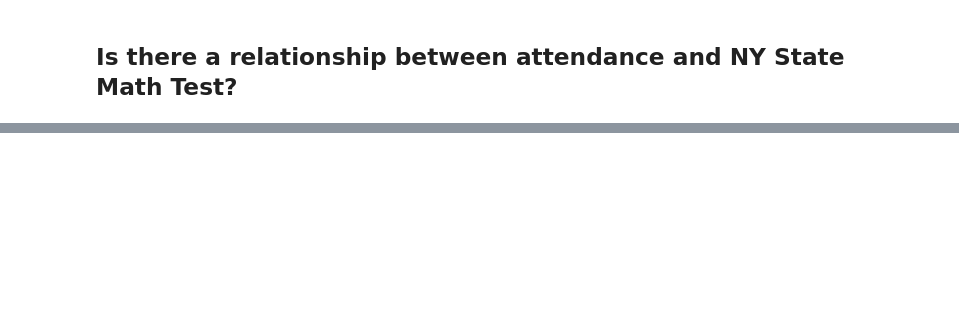
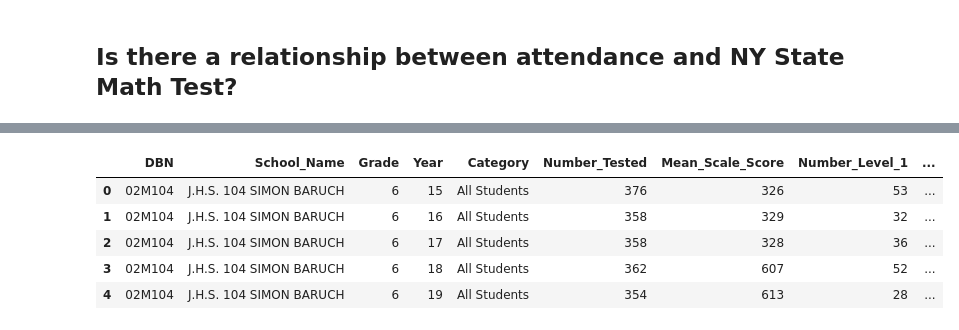
Before and after one commit to aalilyah/DS4a, a Jupyter notebook: Attendance & State Math Test.ipynb, the cells around one changed output, grey strips where cells are left out. Saved outputs shown, nothing was run; the diff lists cells and outputs as text; code cells hidden in the pictures; blank space fills up the shorter version.

```diff
--- a/Attendance & State Math Test.ipynb
+++ b/Attendance & State Math Test.ipynb
@@ -174,0 +89,9 @@ attvsresults
+# %%
+results.head()
+# %% [output]
+|  | DBN | School_Name | Grade | Year | Category | Number_Tested | Mean_Scale_Score | Number_Level_1 | ... |
+| 0 | 02M104 | J.H.S. 104 SIMON BARUCH | 6 | 15 | All Students | 376 | 326 | 53 | ... |
+| 1 | 02M104 | J.H.S. 104 SIMON BARUCH | 6 | 16 | All Students | 358 | 329 | 32 | ... |
+| 2 | 02M104 | J.H.S. 104 SIMON BARUCH | 6 | 17 | All Students | 358 | 328 | 36 | ... |
+| 3 | 02M104 | J.H.S. 104 SIMON BARUCH | 6 | 18 | All Students | 362 | 607 | 52 | ... |
+| 4 | 02M104 | J.H.S. 104 SIMON BARUCH | 6 | 19 | All Students | 354 | 613 | 28 | ... |
```
Also changed, not shown: parts of 25 cells of this notebook.
